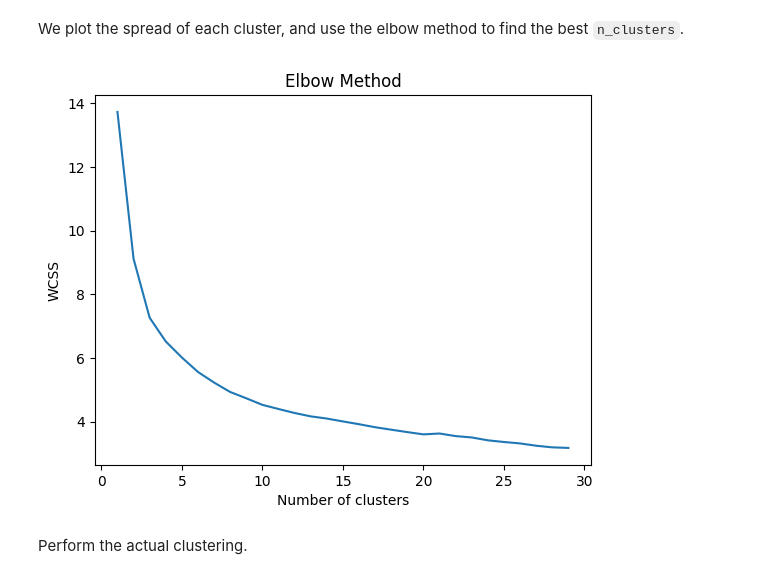
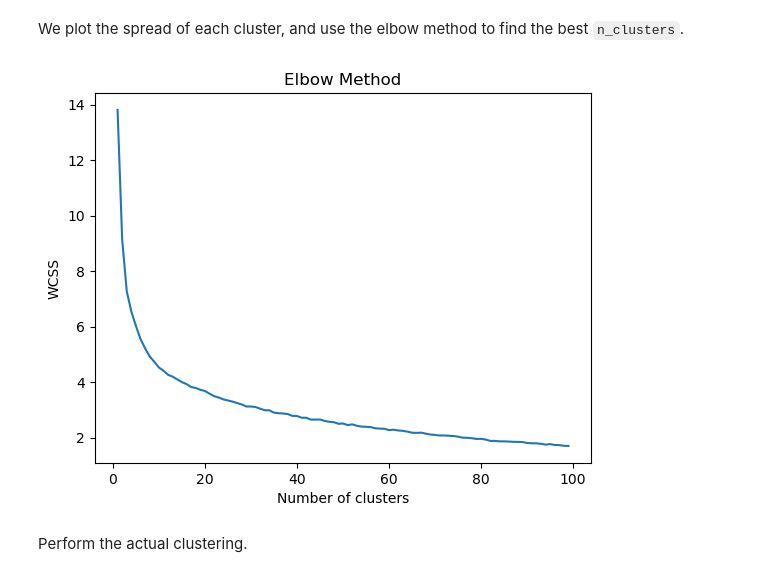
Before and after one commit to AssafBarNatan/SP500-clustering, a Jupyter notebook: l2_normalized_clustering.ipynb, the cells around one changed output. Drawn from its saved outputs; the diff is of its cells as text; code cells hidden in the pictures.

````diff
--- a/l2_normalized_clustering.ipynb
+++ b/l2_normalized_clustering.ipynb
@@ -124,8 +142,8 @@ df_transposed = closing_prices_normalized.T
 # %% [markdown]
 ### Find most effective number of clusters
 # %%
-wcss = []
-for i in range(1, 30):
+wcss = [] # WCSS is a measure of cluster spread: https://www.analyticsvidhya.com/blog/2021/01/in-depth-intuition-of-k-means-clustering-algorithm-in-machine-learning/
+for i in range(1, 100):
     kmeans = KMeans(n_clusters=i, init='k-means++', max_iter=300, n_init=10, random_state=0)
     kmeans.fit(df_transposed)
-    wcss.append(kmeans.inertia_)
+    wcss.append(kmeans.inertia_) #inertia is the WCSS score
@@ -138,13 +150,13 @@ Returning the number of logical cores instead. You can silence this warning by s
 # %% [markdown]
 We plot the spread of each cluster, and use the elbow method to find the best ```n_clusters```.
 # %%
-plt.plot(range(1, 30), wcss)
+plt.plot(range(1, 100), wcss)
 plt.title('Elbow Method')
 plt.xlabel('Number of clusters')
 plt.ylabel('WCSS')
 plt.show()
 # %% [output]
-[figure, old version]
+[figure, new version]
 # %% [markdown]
 Perform the actual clustering.
 # %%
````
Also changed, not shown: parts of 19 cells of this notebook, 2 other files.
